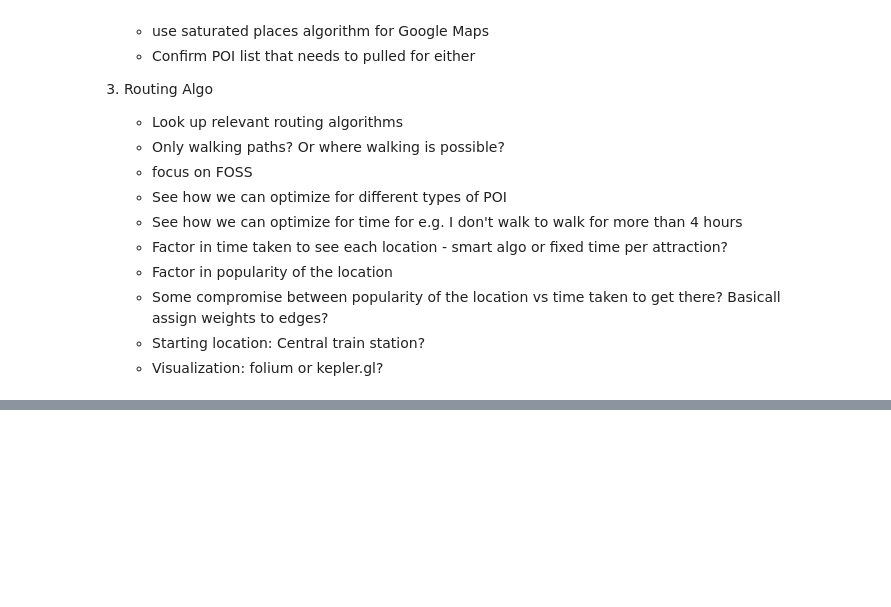
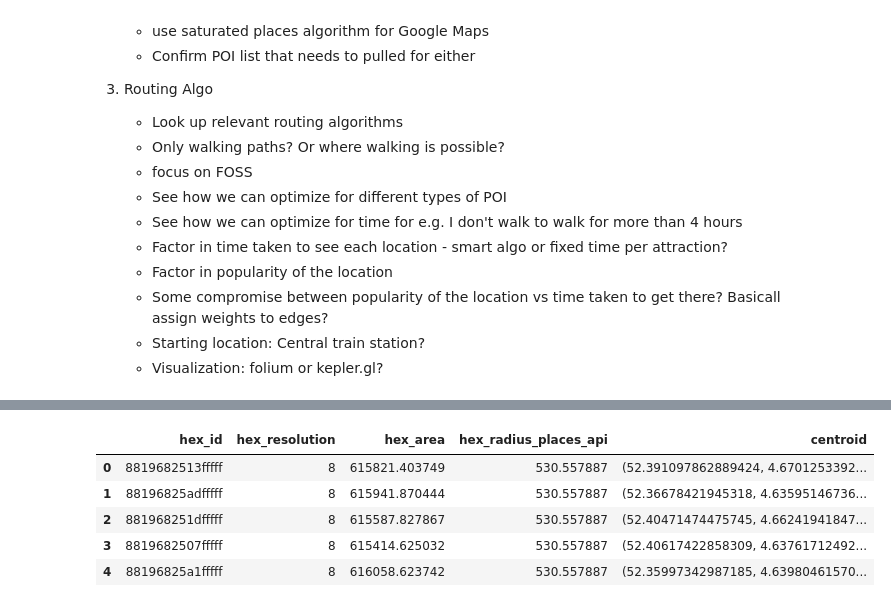
Before and after one commit to hishamsajid/blog-walking-tour, a Jupyter notebook: notebooks/eda.ipynb, the cells around one changed output, grey strips where cells are left out. Drawn from its saved outputs; the diff is of its cells as text; code cells hidden in the pictures; blank space fills up the shorter version.

```diff
--- a/notebooks/eda.ipynb
+++ b/notebooks/eda.ipynb
@@ -56,0 +174,23 @@ res6_khi_hex = h3.polyfill(haarlem_boundary_geojson,6)
+# %%
+res8_haarlem_hex = h3.polyfill(haarlem_boundary_geojson,8)
+res9_haarlem_hex = h3.polyfill(haarlem_boundary_geojson,9)
+res10_haarlem_hex = h3.polyfill(haarlem_boundary_geojson,10)
+
+res8_haarlem_hex = pd.DataFrame({'hex_id':list(res8_haarlem_hex),'hex_resolution':8})
+res9_haarlem_hex = pd.DataFrame({'hex_id':list(res9_haarlem_hex),'hex_resolution':9})
+res10_haarlem_hex = pd.DataFrame({'hex_id':list(res10_haarlem_hex),'hex_resolution':10})
+# Concatenate the three dataframes
+haarlem_hex_df = pd.concat([res8_haarlem_hex,res9_haarlem_hex,res10_haarlem_hex],ignore_index=True)
+# %%
+haarlem_hex_df['hex_area'] = haarlem_hex_df.hex_id.apply(lambda x: h3.cell_area(x,unit='m^2'))
+haarlem_hex_df['hex_radius_places_api'] = haarlem_hex_df.apply(lambda row: func_get_hex_radius(row,0.15),axis=1)
+haarlem_hex_df['centroid'] = haarlem_hex_df.hex_id.apply(lambda x: h3.h3_to_geo(x))
+# %%
+haarlem_hex_df.head()
+# %% [output]
+|  | hex_id | hex_resolution | hex_area | hex_radius_places_api | centroid |
+| 0 | 8819682513fffff | 8 | 615821.403749 | 530.557887 | (52.391097862889424, 4.6701253392... |
+| 1 | 88196825adfffff | 8 | 615941.870444 | 530.557887 | (52.36678421945318, 4.63595146736... |
+| 2 | 881968251dfffff | 8 | 615587.827867 | 530.557887 | (52.40471474475745, 4.66241941847... |
+| 3 | 8819682507fffff | 8 | 615414.625032 | 530.557887 | (52.40617422858309, 4.63761712492... |
+| 4 | 88196825a1fffff | 8 | 616058.623742 | 530.557887 | (52.35997342987185, 4.63980461570... |
```
Also changed, not shown: parts of 8 cells of this notebook, 1 other file.
